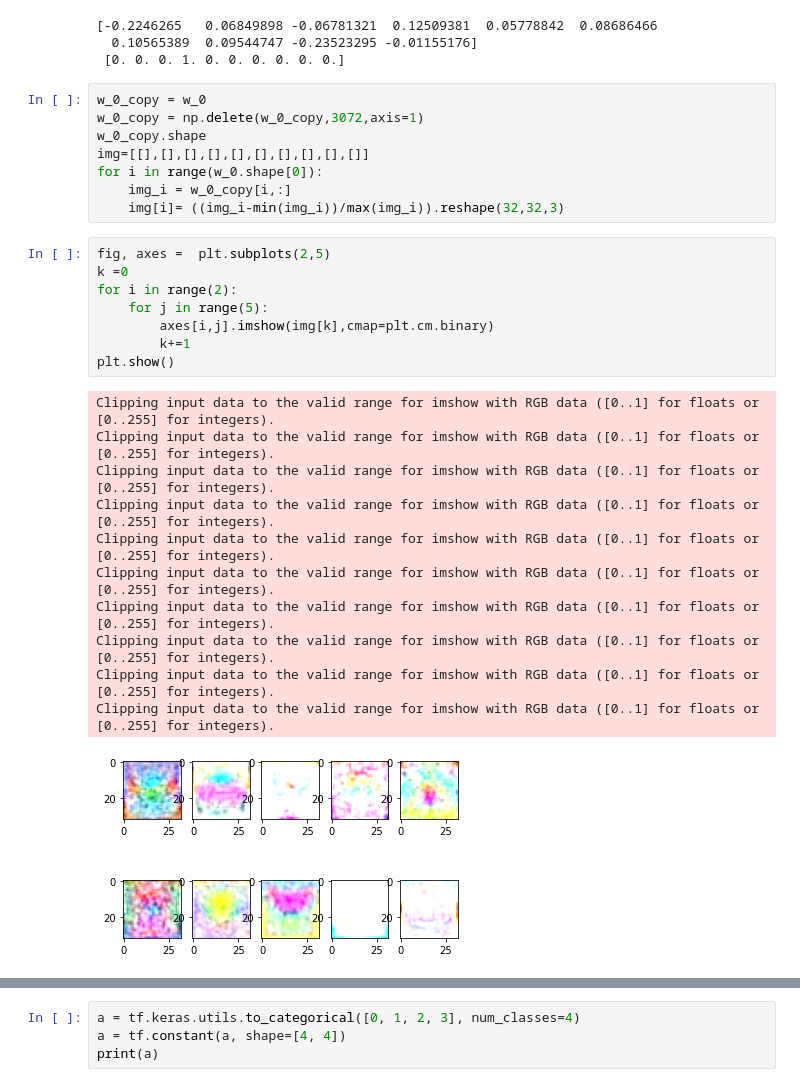
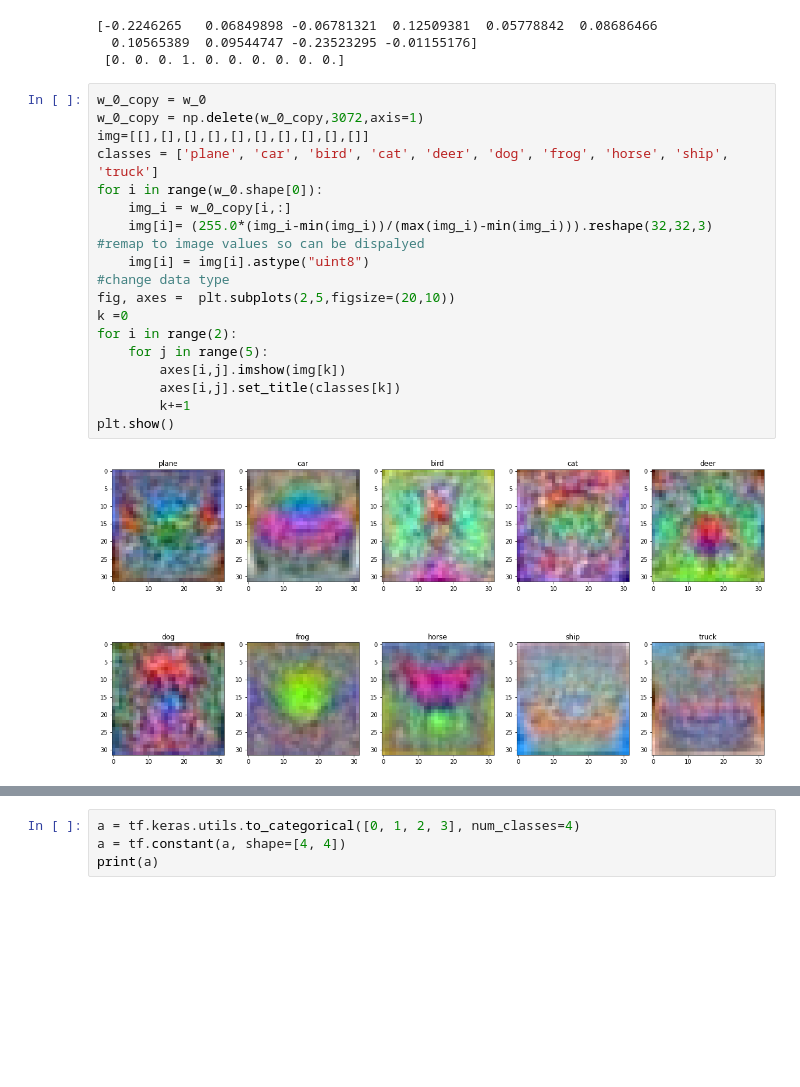
Before and after one commit to ransaraw98/cv_assignments, a Jupyter notebook: ASSIGNMENT_4/main.ipynb, the cells around one changed output, grey strips where cells are left out. Saved outputs shown, nothing was run; the diff lists cells and outputs as text; blank space fills up the shorter version.

```diff
--- a/ASSIGNMENT_4/main.ipynb
+++ b/ASSIGNMENT_4/main.ipynb
@@ -114,28 +114,19 @@ print(scores[:,0],'\n',y_test.T[:,0])
 # %%
 w_0_copy = w_0
 w_0_copy = np.delete(w_0_copy,3072,axis=1)
-w_0_copy.shape
 img=[[],[],[],[],[],[],[],[],[],[]]
+classes = ['plane', 'car', 'bird', 'cat', 'deer', 'dog', 'frog', 'horse', 'ship', 'truck']
 for i in range(w_0.shape[0]):
     img_i = w_0_copy[i,:]
-    img[i]= ((img_i-min(img_i))/max(img_i)).reshape(32,32,3)
+    img[i]= (255.0*(img_i-min(img_i))/(max(img_i)-min(img_i))).reshape(32,32,3)     #remap to image values so can be dispalyed
+    img[i] = img[i].astype("uint8")                                                 #change data type
+fig, axes =  plt.subplots(2,5,figsize=(20,10))
+k =0
+for i in range(2):
+    for j in range(5):
+        axes[i,j].imshow(img[k])
+        axes[i,j].set_title(classes[k])
+        k+=1
+plt.show()
+# %% [output]
+[figure, added]
-# %%
-fig, axes =  plt.subplots(2,5)
-k =0
-for i in range(2):
-    for j in range(5):
-        axes[i,j].imshow(img[k],cmap=plt.cm.binary)
-        k+=1
-plt.show()
-# %% [output]
-Clipping input data to the valid range for imshow with RGB data ([0..1] for floats or [0..255] for integers).
-Clipping input data to the valid range for imshow with RGB data ([0..1] for floats or [0..255] for integers).
-Clipping input data to the valid range for imshow with RGB data ([0..1] for floats or [0..255] for integers).
-Clipping input data to the valid range for imshow with RGB data ([0..1] for floats or [0..255] for integers).
-Clipping input data to the valid range for imshow with RGB data ([0..1] for floats or [0..255] for integers).
-Clipping input data to the valid range for imshow with RGB data ([0..1] for floats or [0..255] for integers).
-Clipping input data to the valid range for imshow with RGB data ([0..1] for floats or [0..255] for integers).
-Clipping input data to the valid range for imshow with RGB data ([0..1] for floats or [0..255] for integers).
-Clipping input data to the valid range for imshow with RGB data ([0..1] for floats or [0..255] for integers).
-Clipping input data to the valid range for imshow with RGB data ([0..1] for floats or [0..255] for integers).
-[figure, removed]
```
Also changed, not shown: parts of 1 cell of this notebook.
